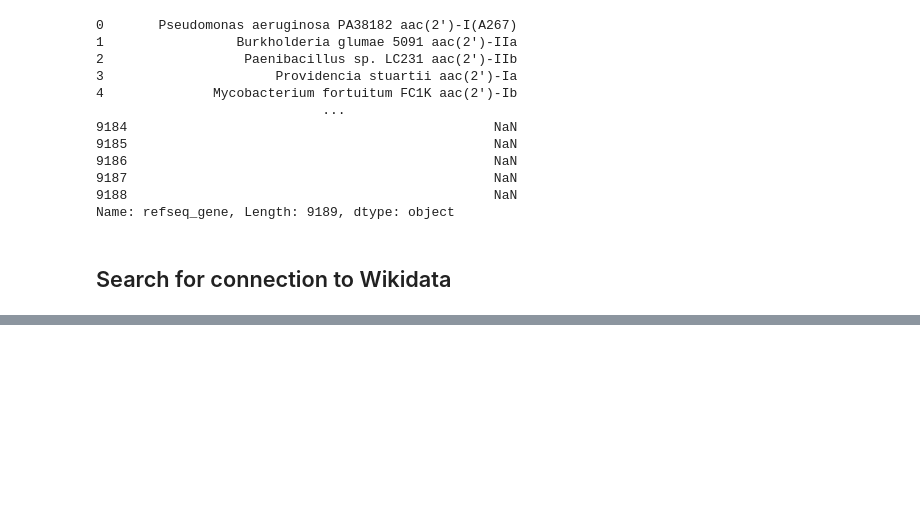
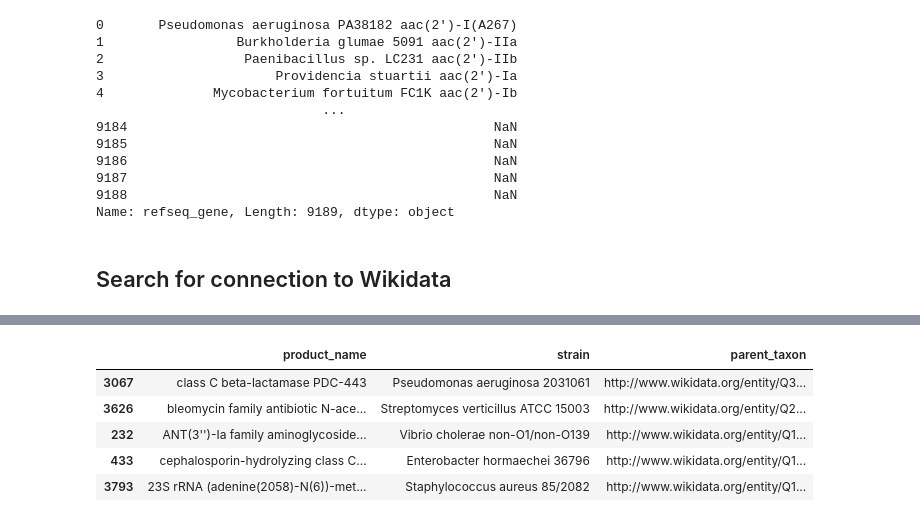
Before and after one commit to gjmm07/DS_LOD_and_Knowledge_Graphs_2023_Finn_Heydemann, a Jupyter notebook: Untitled2.ipynb, the cells around one changed output, grey strips where cells are left out. Saved outputs shown, nothing was run; the diff lists cells and outputs as text; code cells hidden in the pictures; blank space fills up the shorter version.

```diff
--- a/Untitled2.ipynb
+++ b/Untitled2.ipynb
@@ -332,0 +347,9 @@ dummy
+# %%
+df[["product_name", "strain", "parent_taxon"]].sample(5)
+# %% [output]
+|  | product_name | strain | parent_taxon |
+| 3067 | class C beta-lactamase PDC-443 | Pseudomonas aeruginosa 2031061 | http://www.wikidata.org/entity/Q3... |
+| 3626 | bleomycin family antibiotic N-ace... | Streptomyces verticillus ATCC 15003 | http://www.wikidata.org/entity/Q2... |
+| 232 | ANT(3'')-Ia family aminoglycoside... | Vibrio cholerae non-O1/non-O139 | http://www.wikidata.org/entity/Q1... |
+| 433 | cephalosporin-hydrolyzing class C... | Enterobacter hormaechei 36796 | http://www.wikidata.org/entity/Q1... |
+| 3793 | 23S rRNA (adenine(2058)-N(6))-met... | Staphylococcus aureus 85/2082 | http://www.wikidata.org/entity/Q1... |
```
Also changed, not shown: parts of 20 cells of this notebook, 1 other file.
